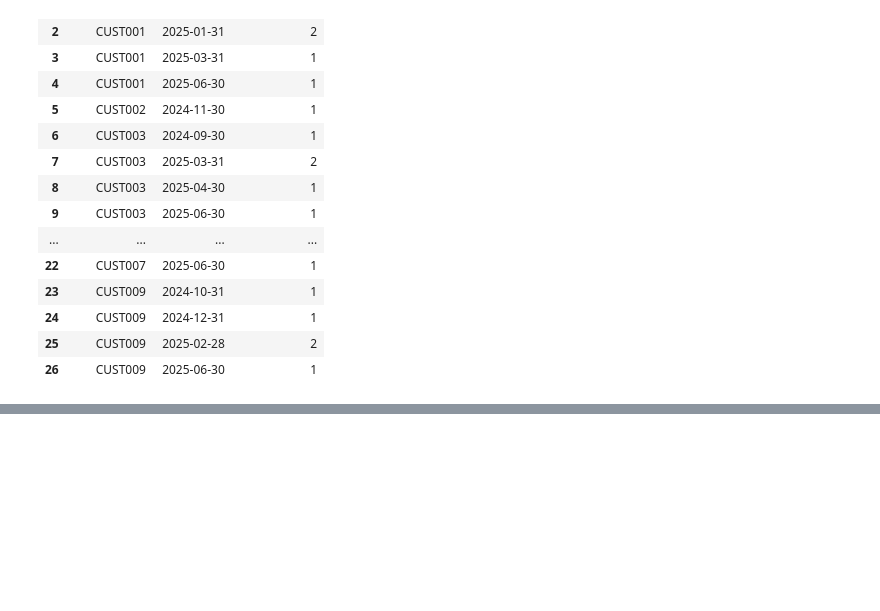
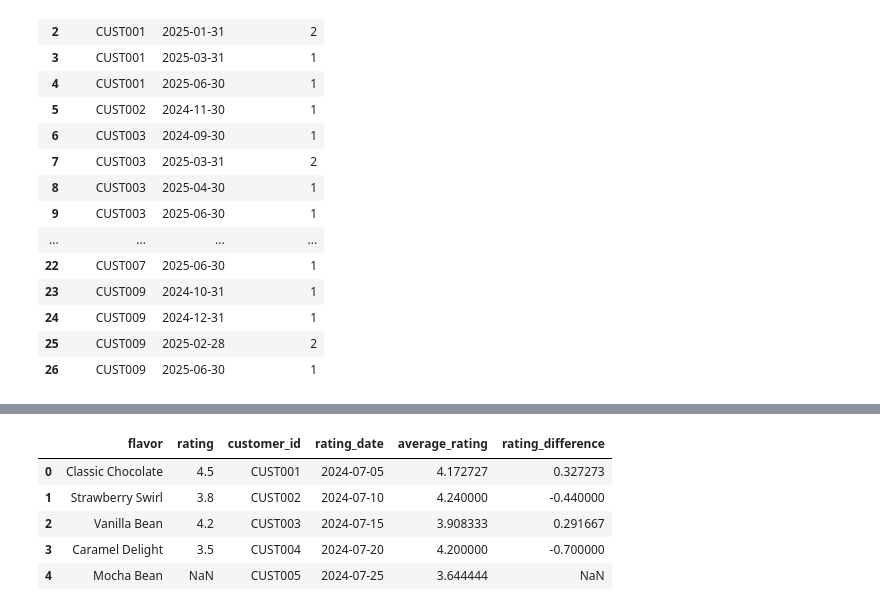
Before and after one commit to Haris-09/Python-Summer-Party-Challenge, a Jupyter notebook: Python_Summer_Party.ipynb, the cells around one changed output, grey strips where cells are left out. Saved outputs shown, nothing was run; the diff lists cells and outputs as text; code cells hidden in the pictures; blank space fills up the shorter version.

```diff
--- a/Python_Summer_Party.ipynb
+++ b/Python_Summer_Party.ipynb
@@ -1741,0 +1850,10 @@ display(monthly_returns_per_customer)
+# %%
+# Identify duplicate rows
+duplicates_found = milkshake_ratings.duplicated().sum()
+
+# Remove duplicate rows
+milkshake_ratings_cleaned = milkshake_ratings.drop_duplicates()
+
+print(f"Number of duplicate entries found and removed: {duplicates_found}")
+
+display(milkshake_ratings_cleaned.head())
@@ -1741,0 +1872,9 @@ display(monthly_returns_per_customer)
+# %%
+# Calculate the average rating for each flavor
+average_ratings = milkshake_ratings_cleaned.groupby('flavor')['rating'].mean().reset_index()
+average_ratings.rename(columns={'rating': 'average_rating'}, inplace=True)
+
+# Merge the average ratings back to the cleaned dataframe
+milkshake_ratings_cleaned = pd.merge(milkshake_ratings_cleaned, average_ratings, on='flavor')
+
+display(milkshake_ratings_cleaned.head())
@@ -1741,0 +1892,12 @@ display(monthly_returns_per_customer)
+# %%
+# Calculate the difference between customer rating and average rating for the flavor
+milkshake_ratings_cleaned['rating_difference'] = milkshake_ratings_cleaned['rating'] - milkshake_ratings_cleaned['average_rating']
+
+display(milkshake_ratings_cleaned.head())
+# %% [output]
+|  | flavor | rating | customer_id | rating_date | average_rating | rating_difference |
+| 0 | Classic Chocolate | 4.5 | CUST001 | 2024-07-05 | 4.172727 | 0.327273 |
+| 1 | Strawberry Swirl | 3.8 | CUST002 | 2024-07-10 | 4.240000 | -0.440000 |
+| 2 | Vanilla Bean | 4.2 | CUST003 | 2024-07-15 | 3.908333 | 0.291667 |
+| 3 | Caramel Delight | 3.5 | CUST004 | 2024-07-20 | 4.200000 | -0.700000 |
+| 4 | Mocha Bean | NaN | CUST005 | 2024-07-25 | 3.644444 | NaN |
```
Also changed, not shown: parts of 9 cells of this notebook.
